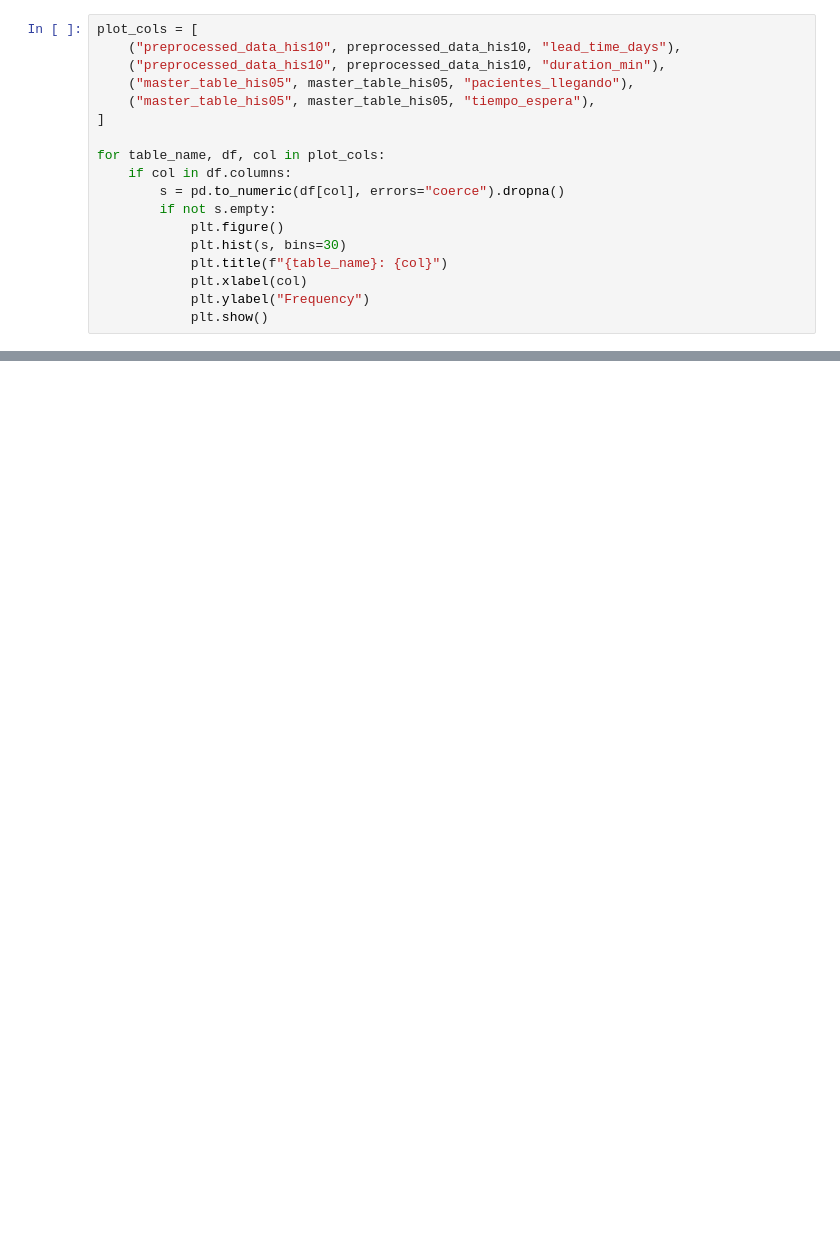
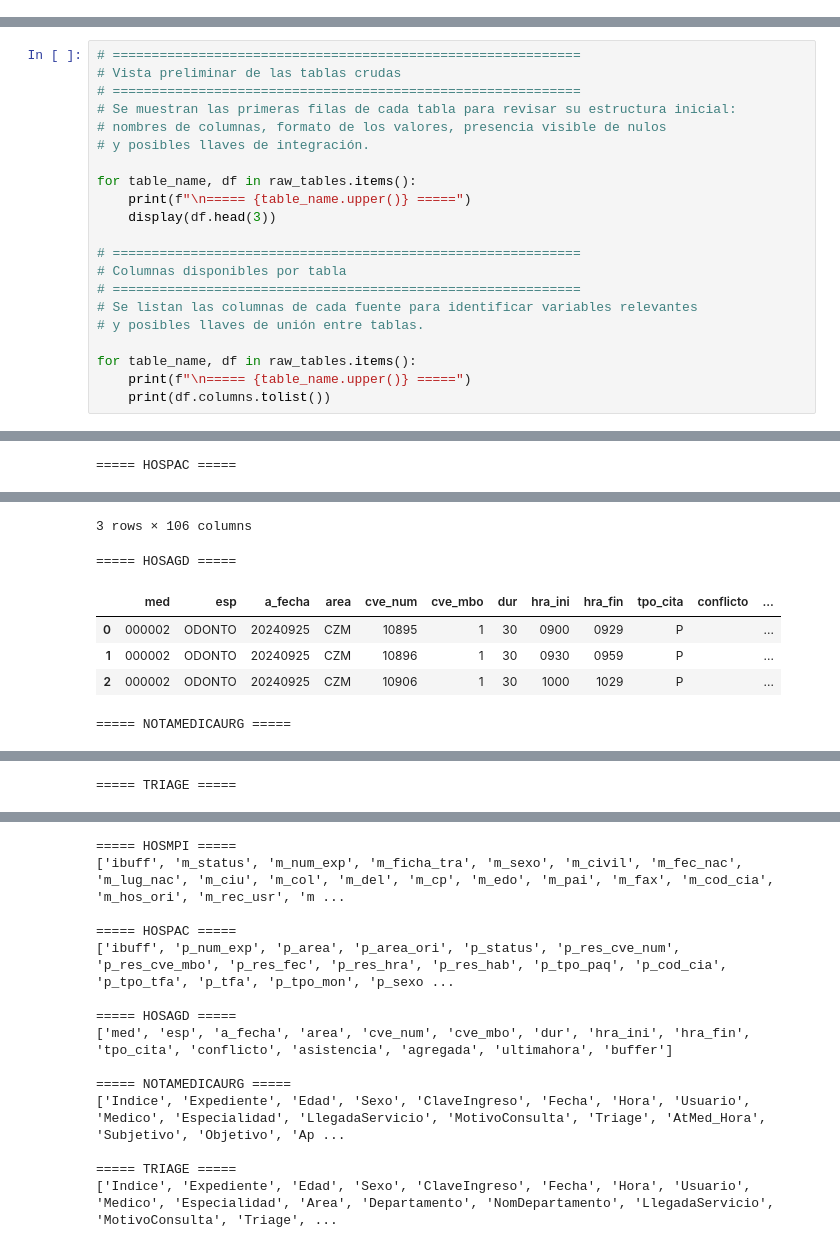
Before and after one commit to rpribau/tca-reto, a Jupyter notebook: notebooks/01_data_wrangling.ipynb, the cells around one changed output, grey strips where cells are left out. Cells and saved outputs as stored; diff of their text form; blank space fills up the shorter version.

```diff
--- a/notebooks/01_data_wrangling.ipynb
+++ b/notebooks/01_data_wrangling.ipynb
@@ -674,18 +0,0 @@ HIS-05 continuous variables
-# %%
-plot_cols = [
-    ("preprocessed_data_his10", preprocessed_data_his10, "lead_time_days"),
-    ("preprocessed_data_his10", preprocessed_data_his10, "duration_min"),
-    ("master_table_his05", master_table_his05, "pacientes_llegando"),
-    ("master_table_his05", master_table_his05, "tiempo_espera"),
-]
-
-for table_name, df, col in plot_cols:
-    if col in df.columns:
-        s = pd.to_numeric(df[col], errors="coerce").dropna()
-        if not s.empty:
-            plt.figure()
-            plt.hist(s, bins=30)
-            plt.title(f"{table_name}: {col}")
-            plt.xlabel(col)
-            plt.ylabel("Frequency")
-            plt.show()
@@ -1206,0 +163,22 @@ Conclusiones principales:
+# %%
+# ============================================================
+# Vista preliminar de las tablas crudas
+# ============================================================
+# Se muestran las primeras filas de cada tabla para revisar su estructura inicial:
+# nombres de columnas, formato de los valores, presencia visible de nulos
+# y posibles llaves de integración.
+
+for table_name, df in raw_tables.items():
+    print(f"\n===== {table_name.upper()} =====")
+    display(df.head(3))
+
+# ============================================================
+# Columnas disponibles por tabla
+# ============================================================
+# Se listan las columnas de cada fuente para identificar variables relevantes
+# y posibles llaves de unión entre tablas.
+
+for table_name, df in raw_tables.items():
+    print(f"\n===== {table_name.upper()} =====")
+    print(df.columns.tolist())
+# %% [output]
@@ -1206,0 +190 @@ Conclusiones principales:
+===== HOSPAC =====
@@ -1206,0 +195,7 @@ Conclusiones principales:
+3 rows × 106 columns
+===== HOSAGD =====
+|  | med | esp | a_fecha | area | cve_num | cve_mbo | dur | hra_ini | hra_fin | tpo_cita | conflicto | ... |
+| 0 | 000002 | ODONTO | 20240925 | CZM | 10895 | 1 | 30 | 0900 | 0929 | P |  | ... |
+| 1 | 000002 | ODONTO | 20240925 | CZM | 10896 | 1 | 30 | 0930 | 0959 | P |  | ... |
+| 2 | 000002 | ODONTO | 20240925 | CZM | 10906 | 1 | 30 | 1000 | 1029 | P |  | ... |
+===== NOTAMEDICAURG =====
@@ -1206,0 +206 @@ Conclusiones principales:
+===== TRIAGE =====
@@ -1206,0 +211,14 @@ Conclusiones principales:
+===== HOSMPI =====
+['ibuff', 'm_status', 'm_num_exp', 'm_ficha_tra', 'm_sexo', 'm_civil', 'm_fec_nac', 'm_lug_nac', 'm_ciu', 'm_col', 'm_del', 'm_cp', 'm_edo', 'm_pai', 'm_fax', 'm_cod_cia', 'm_hos_ori', 'm_rec_usr', 'm ...
+
+===== HOSPAC =====
+['ibuff', 'p_num_exp', 'p_area', 'p_area_ori', 'p_status', 'p_res_cve_num', 'p_res_cve_mbo', 'p_res_fec', 'p_res_hra', 'p_res_hab', 'p_tpo_paq', 'p_cod_cia', 'p_tpo_tfa', 'p_tfa', 'p_tpo_mon', 'p_sexo ...
+
+===== HOSAGD =====
+['med', 'esp', 'a_fecha', 'area', 'cve_num', 'cve_mbo', 'dur', 'hra_ini', 'hra_fin', 'tpo_cita', 'conflicto', 'asistencia', 'agregada', 'ultimahora', 'buffer']
+
+===== NOTAMEDICAURG =====
+['Indice', 'Expediente', 'Edad', 'Sexo', 'ClaveIngreso', 'Fecha', 'Hora', 'Usuario', 'Medico', 'Especialidad', 'LlegadaServicio', 'MotivoConsulta', 'Triage', 'AtMed_Hora', 'Subjetivo', 'Objetivo', 'Ap ...
+
+===== TRIAGE =====
+['Indice', 'Expediente', 'Edad', 'Sexo', 'ClaveIngreso', 'Fecha', 'Hora', 'Usuario', 'Medico', 'Especialidad', 'Area', 'Departamento', 'NomDepartamento', 'LlegadaServicio', 'MotivoConsulta', 'Triage', ...
```
Also changed, not shown: parts of 129 cells of this notebook.
